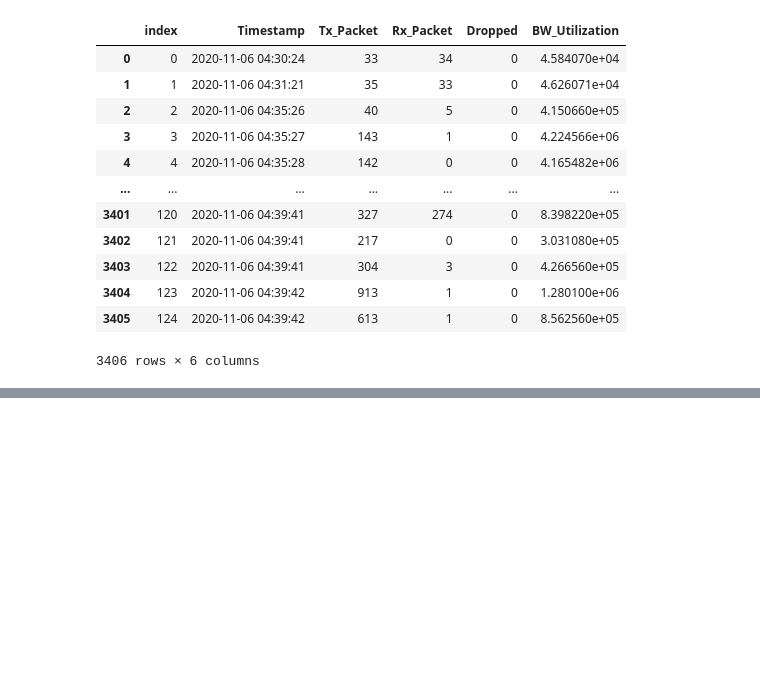
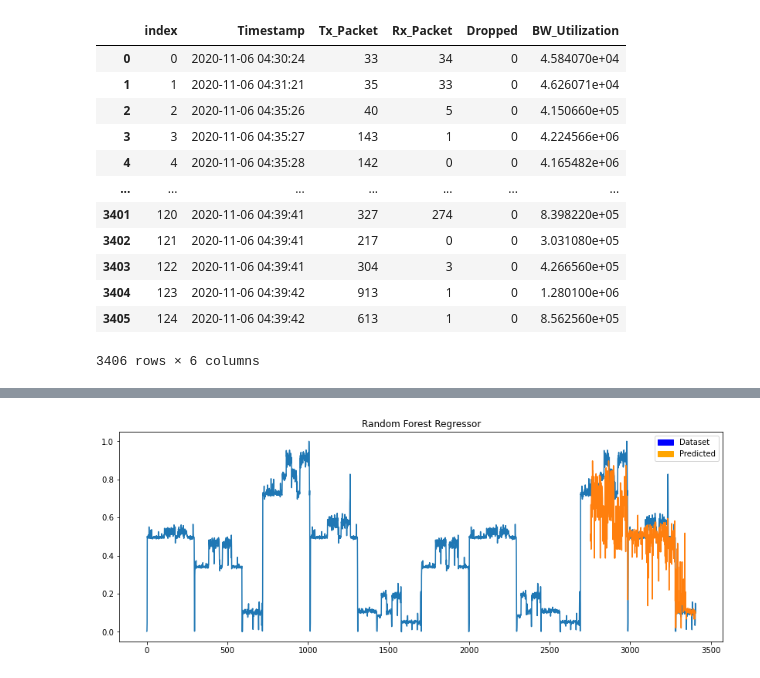
Before and after one commit to Naravith/Project, a Jupyter notebook: Deep Learning/RandomForest&MLP.ipynb, the cells around one changed output, grey strips where cells are left out. Saved outputs shown, nothing was run; the diff lists cells and outputs as text; code cells hidden in the pictures; blank space fills up the shorter version.

Commit message:
Fixed Random Forest & MLP Regressor

```diff
--- a/Deep Learning/RandomForest&MLP.ipynb
+++ b/Deep Learning/RandomForest&MLP.ipynb
@@ -230,0 +137,17 @@ mean_absolute_error(y_test, y_pred)
+# %%
+# RandomForest Regressor model
+rfg = RandomForestRegressor().fit(x_train, y_train)
+
+# Multilayer Perceptron Regressor model
+mlp = MLPRegressor(hidden_layer_sizes=(100,50,),  activation='relu', solver='adam',    alpha=0.001,batch_size=64,
+               learning_rate='constant', learning_rate_init=0.01, power_t=0.5, max_iter=1000, shuffle=True,
+               random_state=None, tol=0.0001, verbose=False, warm_start=False, momentum=0.5,
+               nesterovs_momentum=True, early_stopping=True, validation_fraction=0.1, beta_1=0.9, beta_2=0.999,
+               epsilon=1e-08).fit(x_train, y_train)
+# %%
+x_future = df.drop(['Prediction'],1)[:-future_days]
+x_future = x_future.tail(future_days)
+
+#convert to np array
+x_future = np.array(x_future)
+x_future
@@ -230,0 +172,7 @@ mean_absolute_error(y_test, y_pred)
+# %%
+rfg_prediction = rfg.predict(x_future)
+print(rfg_prediction)
+print()
+
+mlp_prediction = mlp.predict(x_future)
+print(mlp_prediction)
@@ -230,0 +197,7 @@ mean_absolute_error(y_test, y_pred)
+# %%
+predictions = rfg_prediction
+
+valid = df[x.shape[0]:] #x.shape(0) = 1233
+valid['Prediction'] = predictions
+
+valid
@@ -230,0 +223,12 @@ mean_absolute_error(y_test, y_pred)
+# %%
+plt.figure(figsize=(14,5))
+plt.title('Random Forest Regressor')
+plt.plot(df['BW_Utilization'])
+plt.plot(valid[['Prediction']])
+blue = mpatches.Patch(color='blue', label='Dataset')
+orange = mpatches.Patch(color='orange', label='Predicted')
+plt.legend(handles=[blue, orange])
+
+plt.show()
+# %% [output]
+[figure, added]
```
Also changed, not shown: parts of 47 cells of this notebook, 1 other file.
